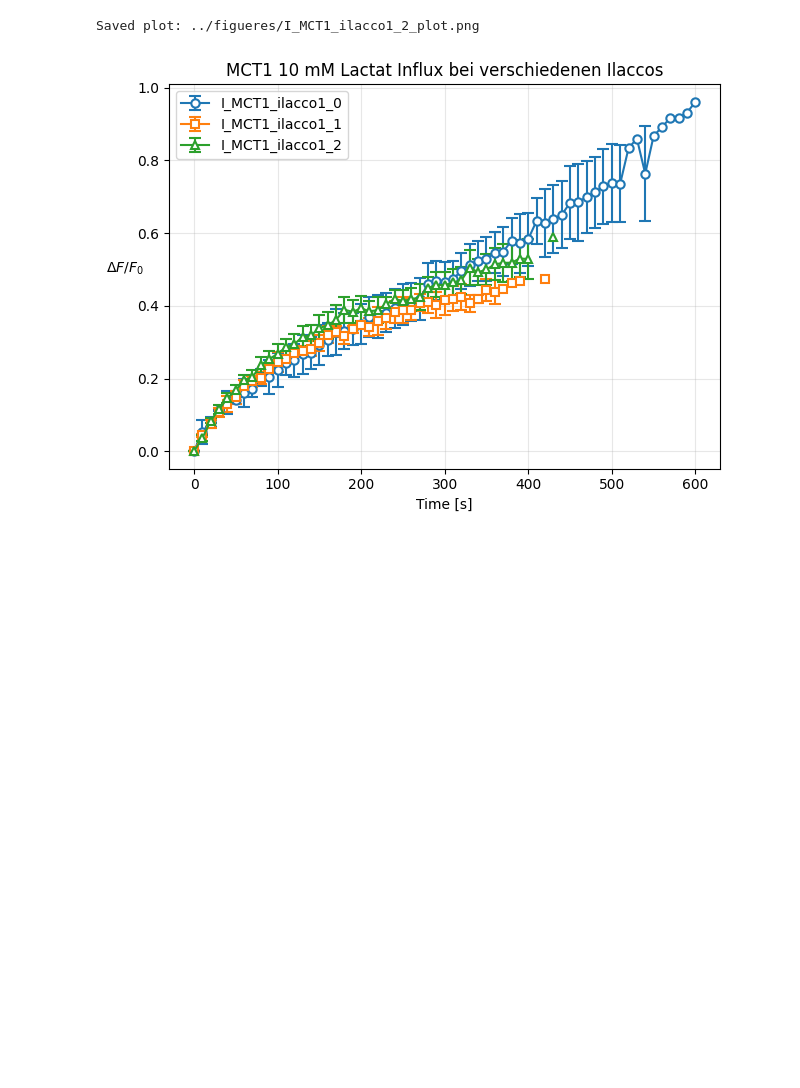
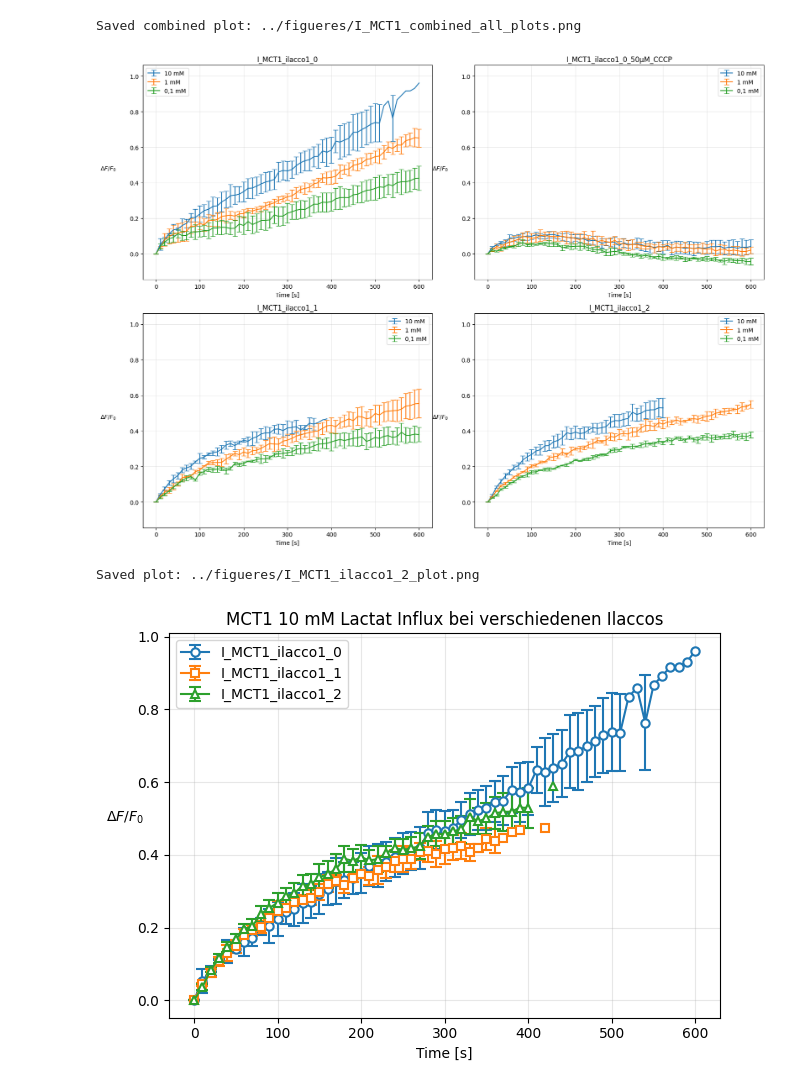
Before and after one commit to marvinkobbe/EWT, a Jupyter notebook: EWT4/notebooks/Influx.ipynb, the cells around one changed output. Saved outputs shown, nothing was run; the diff lists cells and outputs as text; code cells hidden in the pictures; blank space fills up the shorter version.

```diff
--- a/EWT4/notebooks/Influx.ipynb
+++ b/EWT4/notebooks/Influx.ipynb
@@ -430,3 +175,66 @@ IndentationError: expected an indented block after 'for' statement on line 49 (4
+# %%
+# Kombinierte Abbildung: Alle DataFrames in einer 2x2 Subplot-Anordnung mit einheitlicher Skalierung
+import matplotlib.pyplot as plt
+
+Mittelwerte = ["10 mM Mittelwerte", "1 mM Mittelwerte", "0,1 mM Mittelwerte"]
+Standartabweichungen = ["10 mM Standardabweichung", "1 mM Standardabweichung", "0,1 mM Standardabweichung"]
+Labels = ['10 mM', '1 mM', '0,1 mM']
+data_frames = [
+    ('I_MCT1_ilacco1_0', I_MCT1_ilacco1_0),
+    ('I_MCT1_ilacco1_0_50μM_CCCP', I_MCT1_ilacco1_0_50μM_CCCP),
+    ('I_MCT1_ilacco1_1', I_MCT1_ilacco1_1),
+    ('I_MCT1_ilacco1_2', I_MCT1_ilacco1_2)
+]
+
+# Erstelle 2x2 Subplot
+fig, axes = plt.subplots(2, 2, figsize=(16, 12))
+axes = axes.flatten()
+
+# Sammle alle Werte für einheitliche Skalierung
+all_times = []
+all_values = []
+
+for idx, (name, df) in enumerate(data_frames):
+    ax = axes[idx]
+
+    for Mittelwert, Standartabweichung, label in zip(Mittelwerte, Standartabweichungen, Labels):
+        times = df["Time"]
+        means = df[Mittelwert]
+        stds = df[Standartabweichung]
+
+        # Sammle Werte für Skalierung
+        all_times.extend(times.values)
+        all_values.extend(means.values)
+
+        ax.errorbar(times, means, yerr=stds, label= label, capsize=4)
+
+    ax.set_xlabel('Time [s]')
+    ax.set_ylabel(r'$\Delta F/F_0$', rotation=0, labelpad=20)
+    ax.yaxis.set_label_coords(-0.12, 0.5)
+    ax.set_title(name)
+    ax.legend()
+    ax.grid(alpha=0.3)
+
+# Setze einheitliche Achsenskalierung für alle Subplots
+if all_times and all_values:
+    x_min, x_max = min(all_times), max(all_times)
+    y_min, y_max = min(all_values), max(all_values)
+    # Füge etwas Rand hinzu
+    x_margin = (x_max - x_min) * 0.05
+    y_margin = (y_max - y_min) * 0.1
+
+    for ax in axes:
+        ax.set_xlim(x_min - x_margin, x_max + x_margin)
+        ax.set_ylim(y_min - y_margin, y_max + y_margin)
+
+plt.tight_layout()
+outpath = os.path.join('..', 'figueres', 'I_MCT1_combined_all_plots.png')
+plt.savefig(outpath, dpi=300, bbox_inches='tight')
+print(f'Saved combined plot: {outpath}')
+plt.show()
+# %% [output]
+Saved combined plot: ../figueres/I_MCT1_combined_all_plots.png
+[figure, added]
 # %%
 # verschiedene Ilaccos bei 10 mM Lactat Influx
 marker = markers.get(conc, 'o')
```
Also changed, not shown: parts of 5 cells of this notebook.
